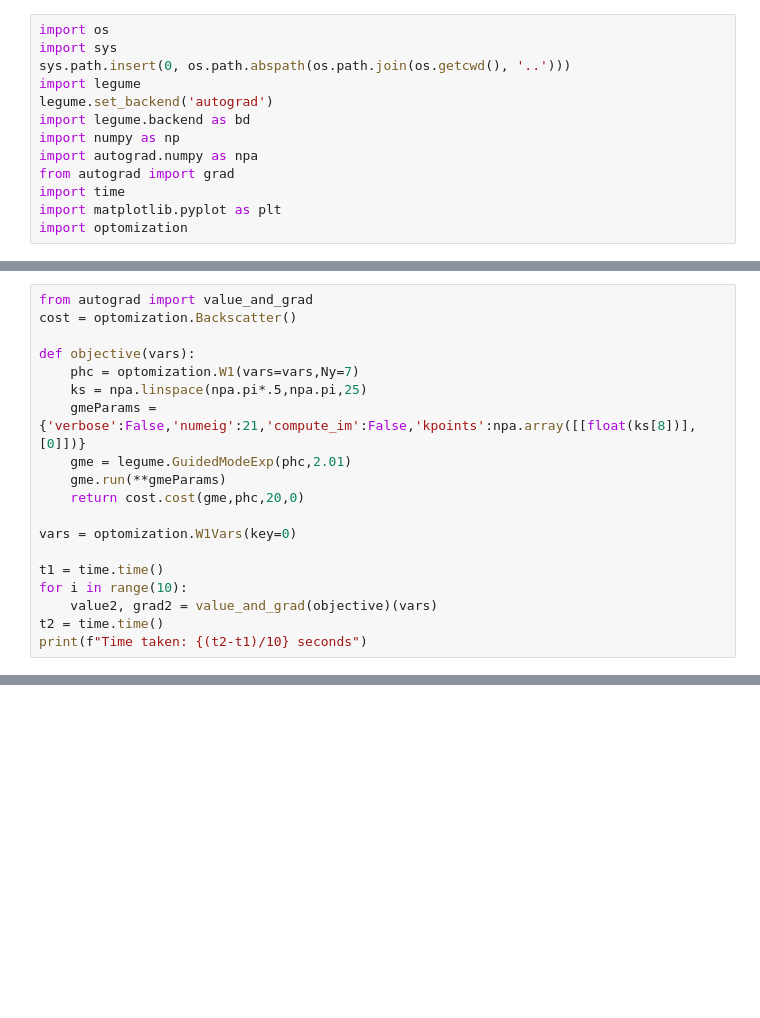
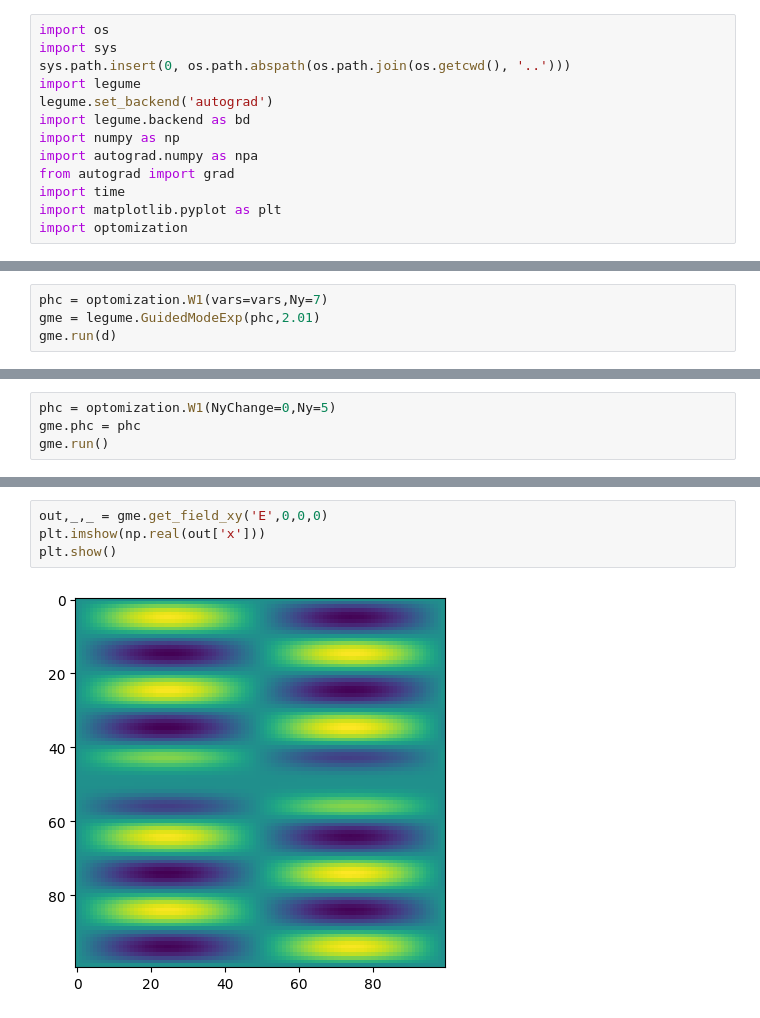
Before and after one commit to DominicJThompson/optGME, a Jupyter notebook: paper2/playground.ipynb, the cells around one changed output, grey strips where cells are left out. Saved outputs shown, nothing was run; the diff lists cells and outputs as text; blank space fills up the shorter version.

```diff
--- a/paper2/playground.ipynb
+++ b/paper2/playground.ipynb
@@ -232,19 +13,0 @@ plt.show()
-# %%
-from autograd import value_and_grad
-cost = optomization.Backscatter()
-
-def objective(vars):
-    phc = optomization.W1(vars=vars,Ny=7)
-    ks = npa.linspace(npa.pi*.5,npa.pi,25)
-    gmeParams = {'verbose':False,'numeig':21,'compute_im':False,'kpoints':npa.array([[float(ks[8])],[0]])}
-    gme = legume.GuidedModeExp(phc,2.01)
-    gme.run(**gmeParams)
-    return cost.cost(gme,phc,20,0)
-
-vars = optomization.W1Vars(key=0)
-
-t1 = time.time()
-for i in range(10):
-    value2, grad2 = value_and_grad(objective)(vars)
-t2 = time.time()
-print(f"Time taken: {(t2-t1)/10} seconds")
@@ -290,0 +14,4 @@ print(phc.layers[0].d)
+# %%
+phc = optomization.W1(vars=vars,Ny=7)
+gme = legume.GuidedModeExp(phc,2.01)
+gme.run(d)
@@ -290,0 +36,4 @@ print(phc.layers[0].d)
+# %%
+phc = optomization.W1(NyChange=0,Ny=5)
+gme.phc = phc
+gme.run()
@@ -290,0 +58,6 @@ print(phc.layers[0].d)
+# %%
+out,_,_ = gme.get_field_xy('E',0,0,0)
+plt.imshow(np.real(out['x']))
+plt.show()
+# %% [output]
+[figure, added]
```
Also changed, not shown: parts of 10 cells of this notebook, 1 other file.
